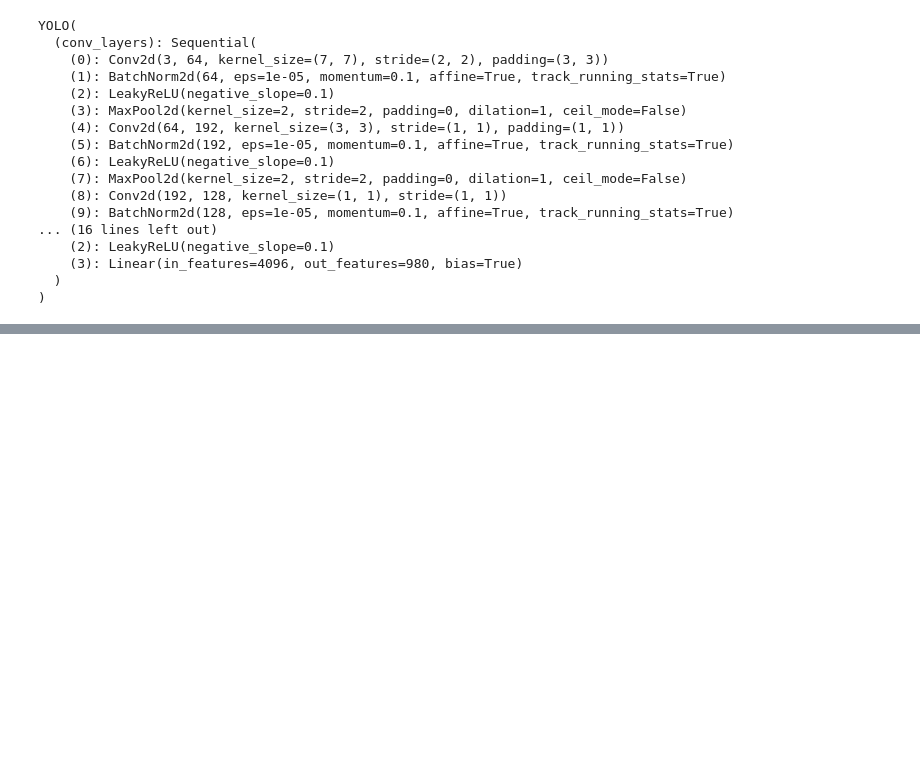
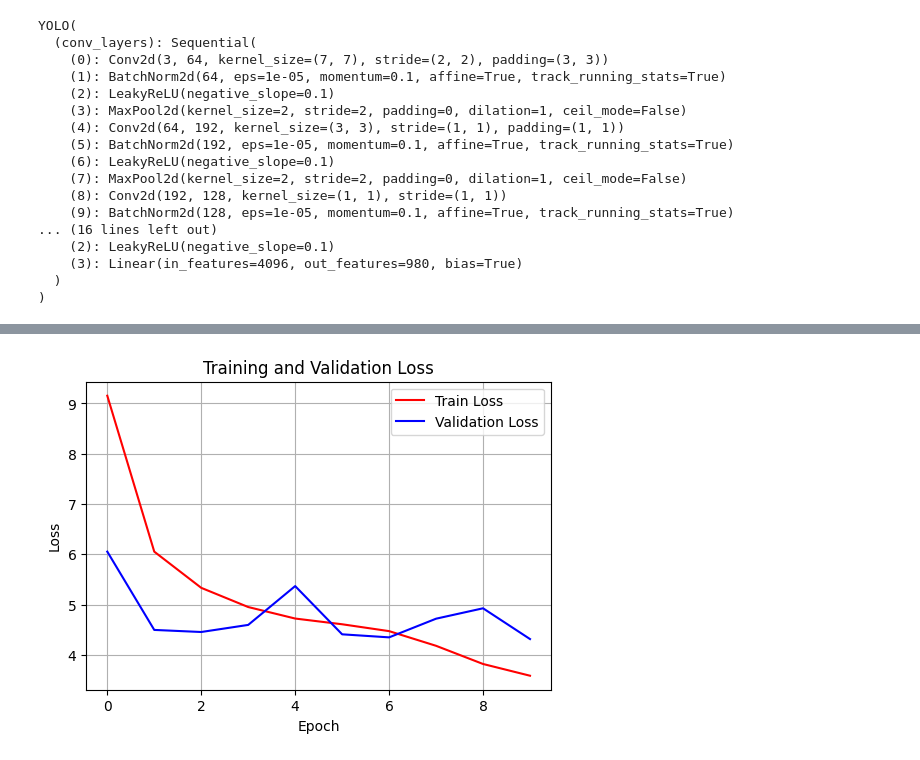
Before and after one commit to vasatodorovic/Face-detection-and-recognition, a Jupyter notebook: 0_FaceDetection_V2.ipynb, the cells around one changed output, grey strips where cells are left out. Cells and saved outputs as stored; diff of their text form; code cells hidden in the pictures; blank space fills up the shorter version.

Commit message:
Added: Model trained for 50 epochs, plotting train and validation losses

```diff
--- a/0_FaceDetection_V2.ipynb
+++ b/0_FaceDetection_V2.ipynb
@@ -256,7 +256,7 @@ def yolo_loss(pred_bboxes, target, lambda_coord=5,lambda_size=5,lambda_obj=1, la
     noobj_mask = target[..., 4] == 0
 
     coord_center_loss = lambda_coord * torch.sum((pred_bboxes[obj_mask][..., :2] - target[obj_mask][..., :2]) ** 2)
-    coord_size_loss = lambda_size * torch.sum(pred_bboxes[obj_mask][..., 2:4] - target[obj_mask][..., 2:4] ** 2)
+    coord_size_loss = lambda_size * torch.sum((pred_bboxes[obj_mask][..., 2:4] - target[obj_mask][..., 2:4]) ** 2)
 
     iou_scores = iou(pred_bboxes[obj_mask][..., :4], target[obj_mask][..., :4])
 
@@ -438,5 +434,5 @@ def predict_and_draw(model, test_loader, device):
     plt.axis('off')
     plt.show()
 # %%
-training_losses,validation_losses = train_model(model,train_loader,val_loader,num_epochs=35)
+training_losses,validation_losses = train_model(model,train_loader,val_loader,num_epochs=10)
 # %% [output]
@@ -458 +454,13 @@ Checkpoint saved at /content/drive/My Drive/checkpoints/V2_model_epoch_6_loss_8.
 ... (8 outputs left out)
+# %%
+plt.figure(figsize=(6,4 ))
+plt.plot(training_losses, label='Train Loss', color='red')
+plt.plot(validation_losses, label='Validation Loss', color='blue')
+plt.xlabel('Epoch')
+plt.ylabel('Loss')
+plt.title('Training and Validation Loss')
+plt.legend()
+plt.grid(True)
+plt.show()
+# %% [output]
+[figure, added]
```
Also changed, not shown: parts of 22 cells of this notebook.
